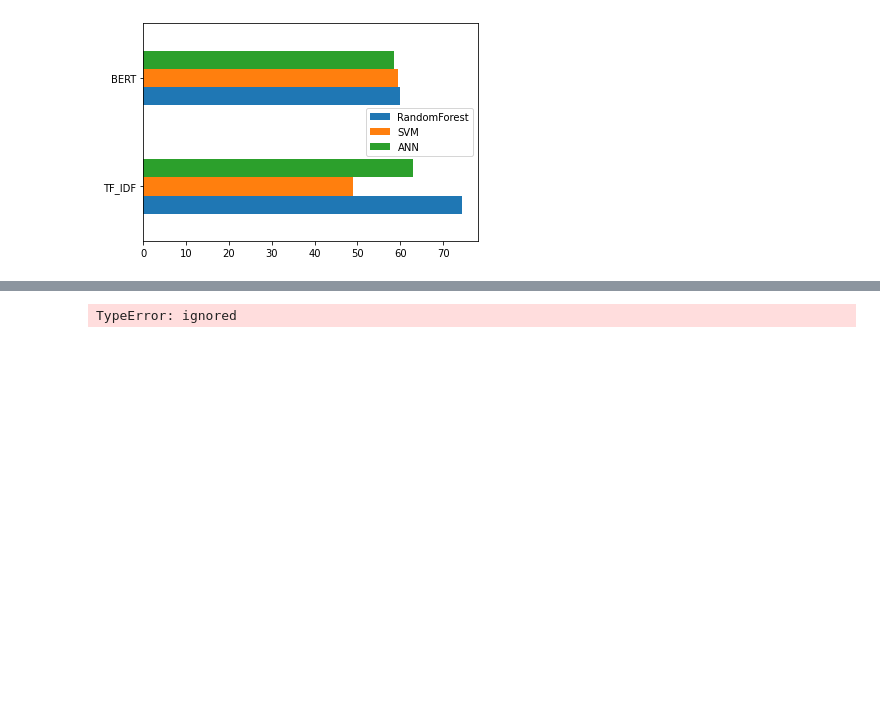
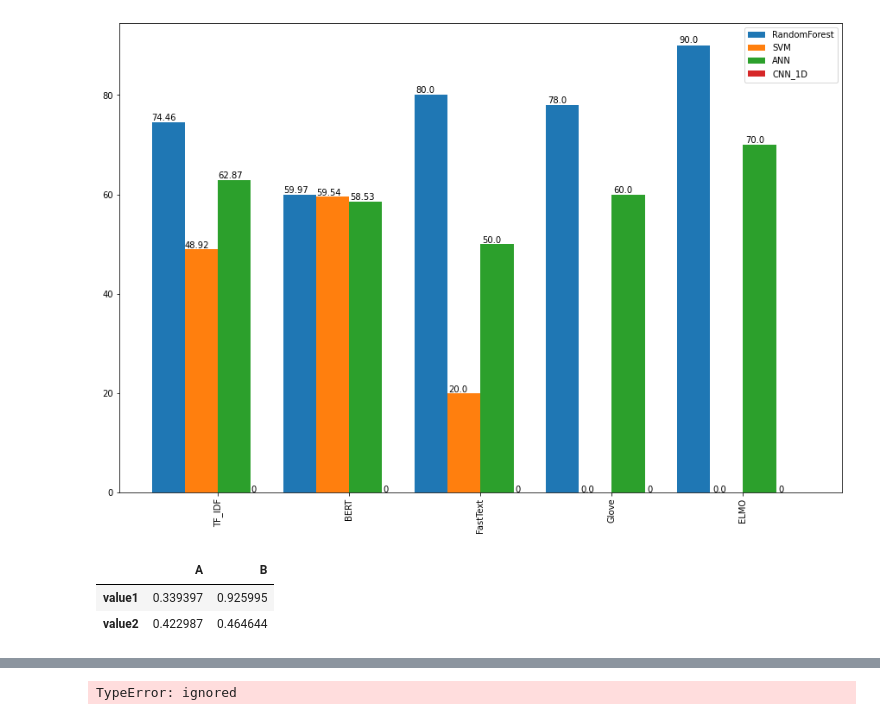
Before and after one commit to PIYALI-bhunia/MultimodelDataPreprocessing, a Jupyter notebook: Plot_Multimodal.ipynb, the cells around one changed output, grey strips where cells are left out. Cells and saved outputs as stored; diff of their text form; code cells hidden in the pictures; blank space fills up the shorter version.

```diff
--- a/Plot_Multimodal.ipynb
+++ b/Plot_Multimodal.ipynb
@@ -47,7 +75,19 @@ plt.show()
 # %%
-# data={'RandomForest':[74.46,59.97],'SVM':[48.92,59.54],'ANN':[62.87,58.53]}
-# df=pd.DataFrame(data,columns=['RandomForest','SVM','ANN'],index=['TF_IDF','BERT'])
-# df.plot.barh()
-# plt.show()
+import pandas as pd
+
+data={'RandomForest':[74.46,59.97,80,78,90],'SVM':[48.92,59.54,20,0,0],'ANN':[62.87,58.53,50,60,70],'CNN_1D':[0,0,0,0,0]}
+df=pd.DataFrame(data,columns=['RandomForest','SVM','ANN','CNN_1D'],index=['TF_IDF','BERT','FastText','Glove','ELMO'])
+
+ax = df.plot(kind='bar',figsize=(15,10),width=1.005)
+
+for p in ax.patches:
+    ax.annotate(str(p.get_height()), (p.get_x() * 1.005, p.get_height() * 1.005))
 # %% [output]
-[figure, old version]
+[figure, new version]
+# %%
+ df=pd.DataFrame({'A':np.random.rand(2),'B':np.random.rand(2)},index=['value1','value2'] )
+ df
+# %% [output]
+|  | A | B |
+| value1 | 0.339397 | 0.925995 |
+| value2 | 0.422987 | 0.464644 |
```
Also changed, not shown: parts of 10 cells of this notebook.
